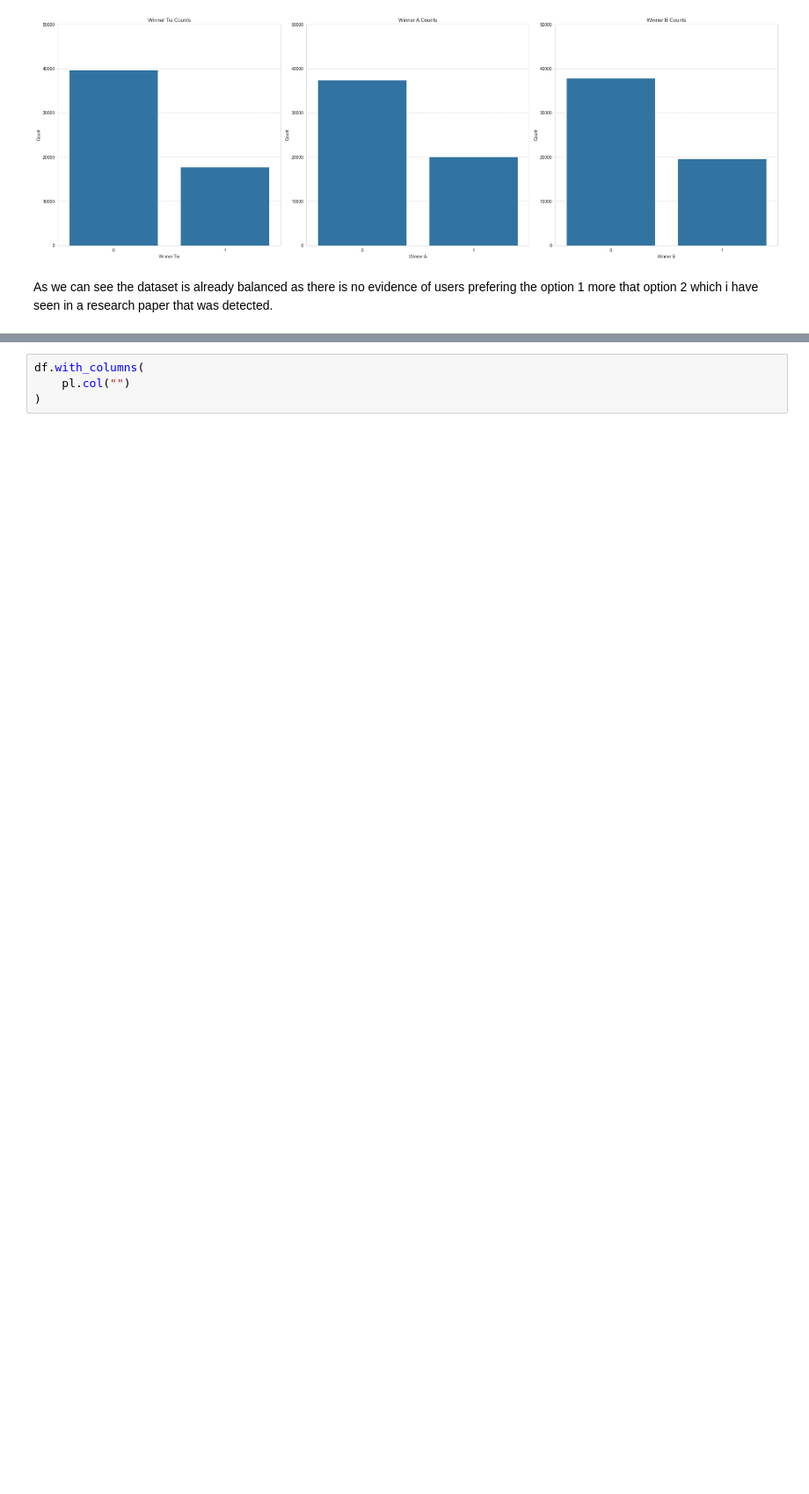
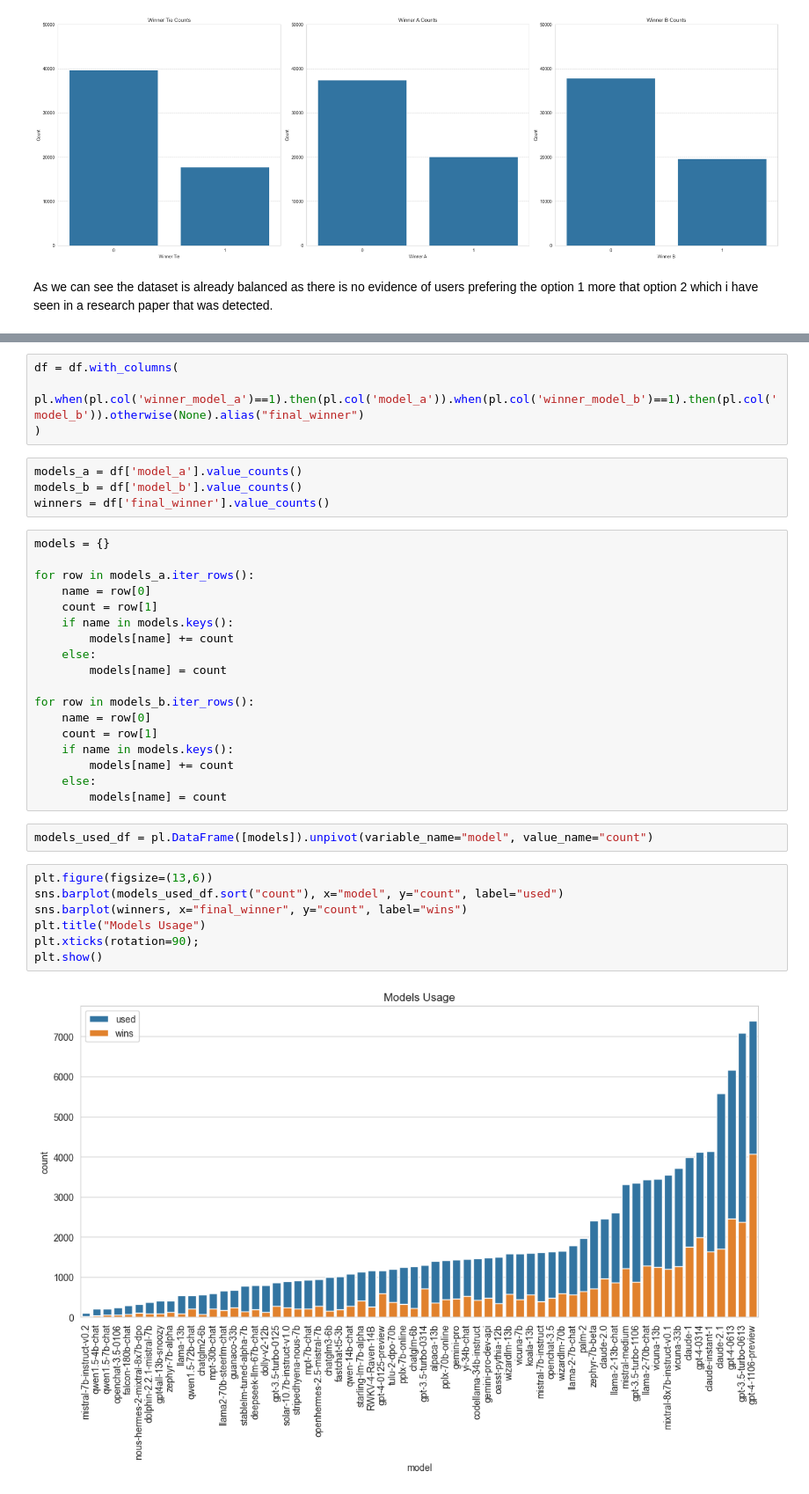
Before and after one commit to VasilisMpletsos/LLM_Preference_Arena_Kaggle, a Jupyter notebook: src/notebooks/1.Explore Dataset.ipynb, the cells around one changed output, grey strips where cells are left out. Shown at 88% size. Cells and saved outputs as stored; diff of their text form; blank space fills up the shorter version.

```diff
--- a/src/notebooks/1.Explore Dataset.ipynb
+++ b/src/notebooks/1.Explore Dataset.ipynb
@@ -74,4 +66,37 @@ text[2:-2]
+# %%
+df = df.with_columns(
+    pl.when(pl.col('winner_model_a')==1).then(pl.col('model_a')).when(pl.col('winner_model_b')==1).then(pl.col('model_b')).otherwise(None).alias("final_winner")
+)
 # %%
-df.with_columns(
-    pl.col("")
-)
+models_a = df['model_a'].value_counts()
+models_b = df['model_b'].value_counts()
+winners = df['final_winner'].value_counts()
+# %%
+models = {}
+
+for row in models_a.iter_rows():
+    name = row[0]
+    count = row[1]
+    if name in models.keys():
+        models[name] += count
+    else:
+        models[name] = count
+
+for row in models_b.iter_rows():
+    name = row[0]
+    count = row[1]
+    if name in models.keys():
+        models[name] += count
+    else:
+        models[name] = count
+# %%
+models_used_df = pl.DataFrame([models]).unpivot(variable_name="model", value_name="count")
+# %%
+plt.figure(figsize=(13,6))
+sns.barplot(models_used_df.sort("count"), x="model", y="count", label="used")
+sns.barplot(winners, x="final_winner", y="count", label="wins")
+plt.title("Models Usage")
+plt.xticks(rotation=90);
+plt.show()
+# %% [output]
+[figure, added]
```
Also changed, not shown: parts of 8 cells of this notebook, 4 other files.
